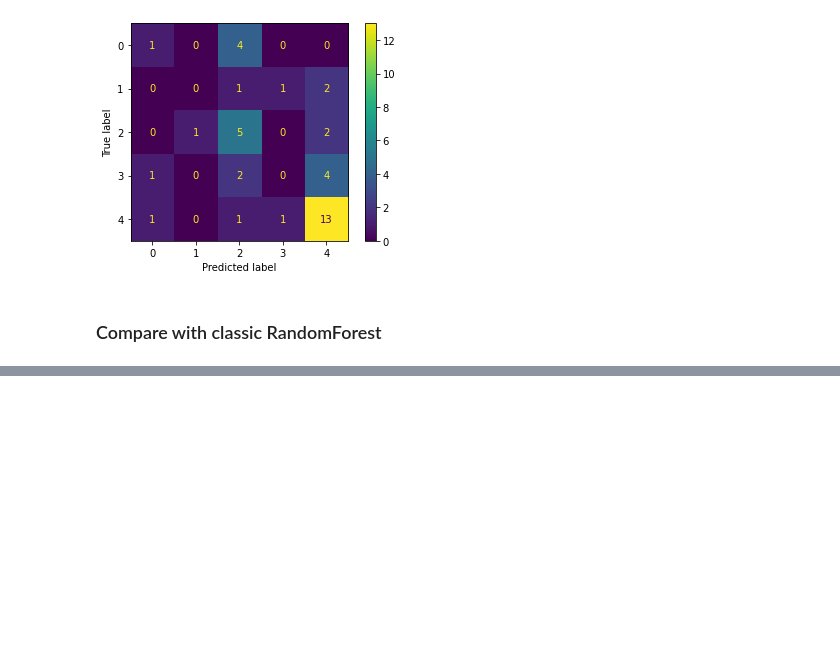
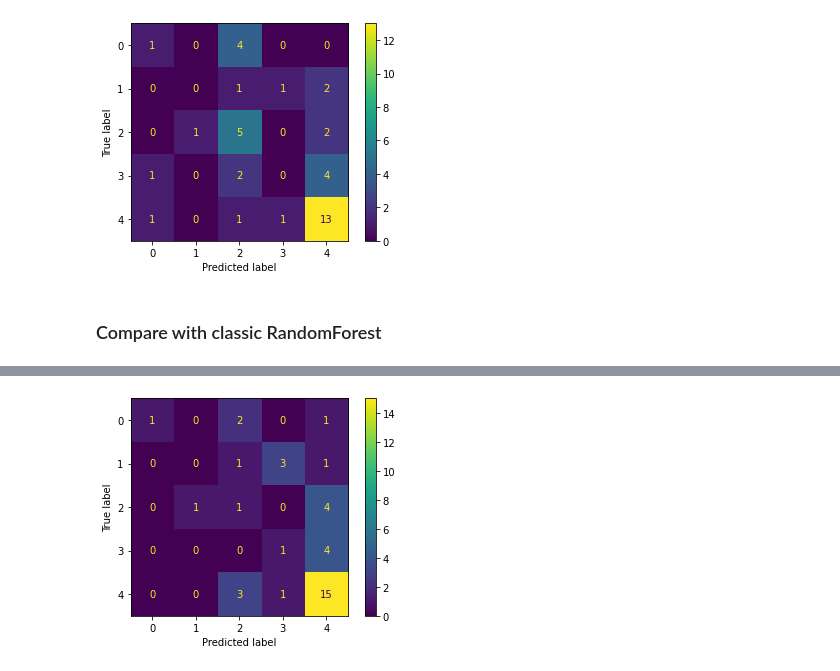
Before and after one commit to androjus/RandomForest_but_AQ, a Jupyter notebook: dataset-students.ipynb, the cells around one changed output, grey strips where cells are left out. Drawn from its saved outputs; the diff is of its cells as text; code cells hidden in the pictures; blank space fills up the shorter version.

```diff
--- a/dataset-students.ipynb
+++ b/dataset-students.ipynb
@@ -245,0 +282,6 @@ KeyboardInterrupt:
+# %%
+pcm = metrics.ConfusionMatrixDisplay(confusion_matrix=all_stats[max_v_acc]["cm"])
+pcm.plot()
+plt.show()
+# %% [output]
+[figure, added]
```
Also changed, not shown: parts of 10 cells of this notebook, 2 other files.
